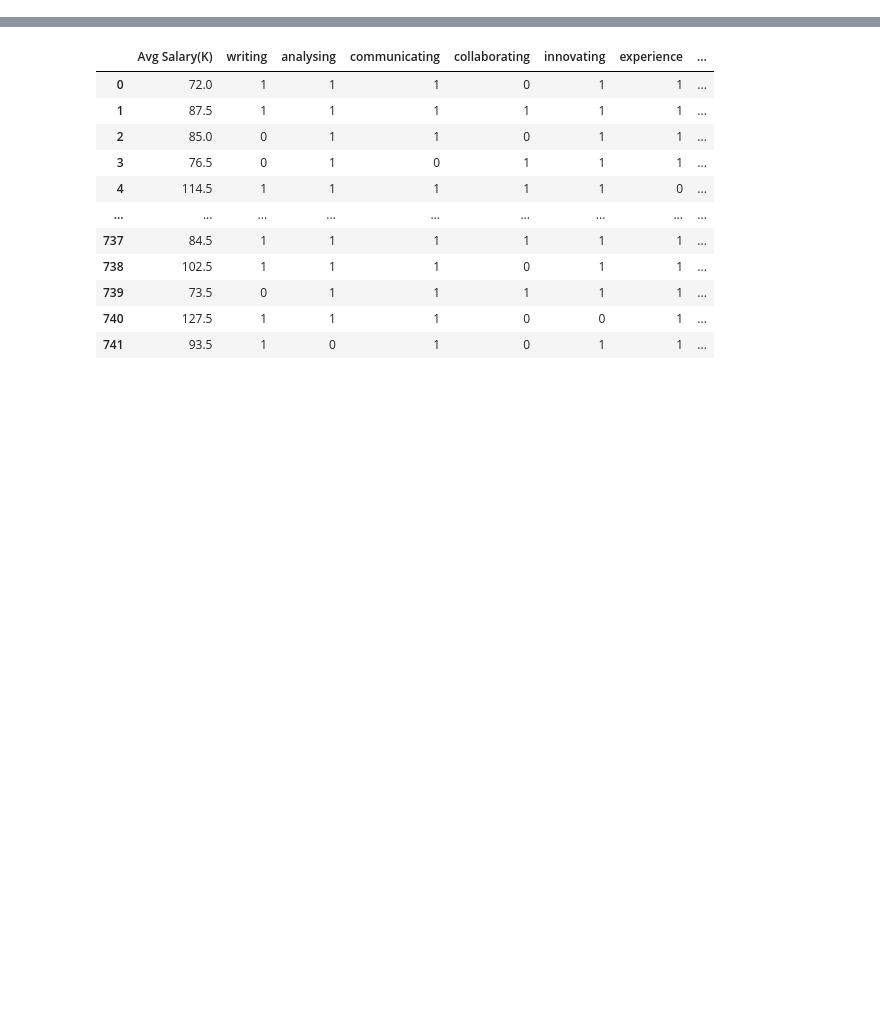
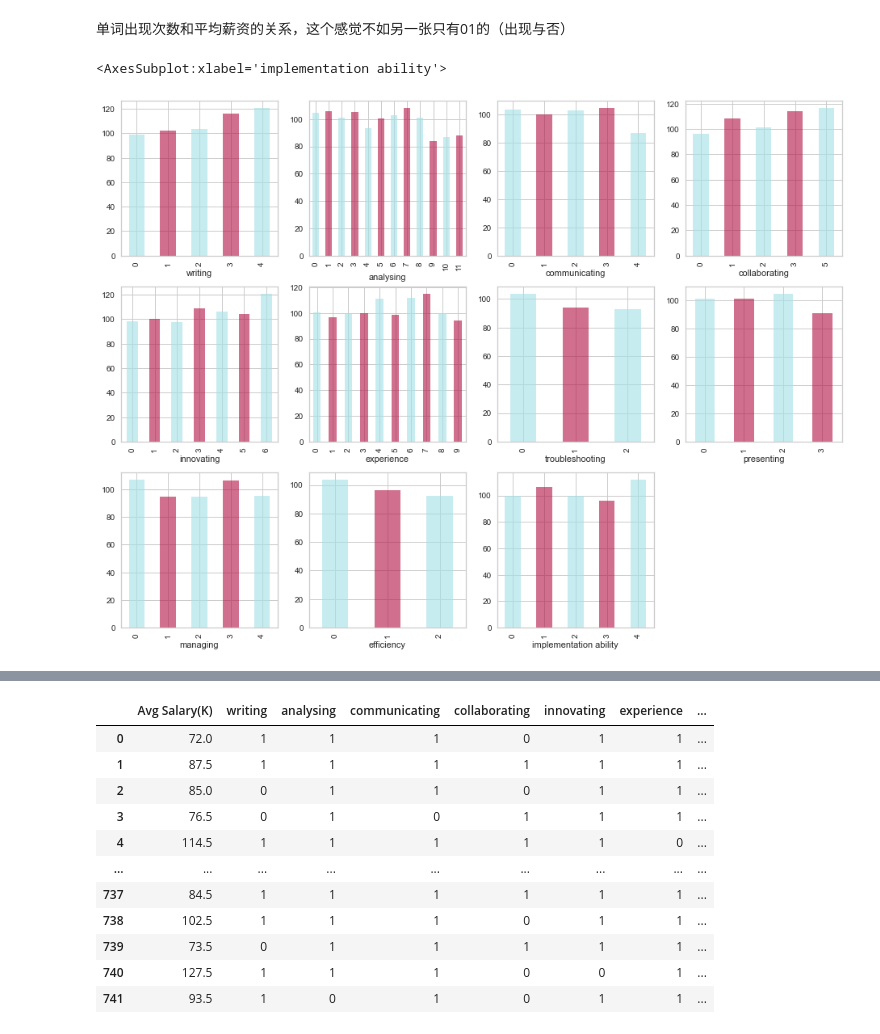
Before and after one commit to ATRII/IC_DSI_Project, a Jupyter notebook: Project_salary/process/main2.ipynb, the cells around one changed output, grey strips where cells are left out. Drawn from its saved outputs; the diff is of its cells as text; code cells hidden in the pictures; blank space fills up the shorter version.

```diff
--- a/Project_salary/process/main2.ipynb
+++ b/Project_salary/process/main2.ipynb
@@ -47,0 +64,54 @@ sns.heatmap(df3.corr(),annot=True, fmt="1.1f")
+# %% [markdown]
+单词出现次数和平均薪资的关系，这个感觉不如另一张只有01的（出现与否）
+# %%
+plt.figure(figsize=(16, 12))
+colorlist = ['#a7e1e8a0', '#b41a4ca0']
+plt.subplot(3, 4, 1)
+# dfS = df.iloc[:,[19,42]]
+# dfS.sort_values(by=['writing'], inplace=True)
+# plt.plot(dfS["writing"], dfS['Avg Salary(K)'])
+df.groupby('writing').filter(lambda x: len(x["writing"]) > 10).groupby('writing')[
+    'Avg Salary(K)'].mean().plot.bar(color=colorlist)
+
+plt.subplot(3, 4, 2)
+df.groupby('analysing').filter(lambda x: len(x["analysing"]) > 10).groupby(
+    'analysing')['Avg Salary(K)'].mean().plot.bar(color=colorlist)
+
+plt.subplot(3, 4, 3)
+df.groupby('communicating').filter(lambda x: len(x["communicating"]) > 10).groupby(
+    'communicating')['Avg Salary(K)'].mean().plot.bar(color=colorlist)
+
+plt.subplot(3, 4, 4)
+df.groupby('collaborating').filter(lambda x: len(x["collaborating"]) > 10).groupby(
+    'collaborating')['Avg Salary(K)'].mean().plot.bar(color=colorlist)
+
+plt.subplot(3, 4, 5)
+df.groupby('innovating').filter(lambda x: len(x["innovating"]) > 10).groupby(
+    'innovating')['Avg Salary(K)'].mean().plot.bar(color=colorlist)
+
+plt.subplot(3, 4, 6)
+df.groupby('experience').filter(lambda x: len(x["experience"]) > 10).groupby(
+    'experience')['Avg Salary(K)'].mean().plot.bar(color=colorlist)
+
+plt.subplot(3, 4, 7)
+df.groupby('troubleshooting').filter(lambda x: len(x["troubleshooting"]) > 10).groupby(
+    'troubleshooting')['Avg Salary(K)'].mean().plot.bar(color=colorlist)
+
+plt.subplot(3, 4, 8)
+df.groupby('presenting').filter(lambda x: len(x["presenting"]) > 10).groupby(
+    'presenting')['Avg Salary(K)'].mean().plot.bar(color=colorlist)
+
+plt.subplot(3, 4, 9)
+df.groupby('managing').filter(lambda x: len(x["managing"]) > 10).groupby(
+    'managing')['Avg Salary(K)'].mean().plot.bar(color=colorlist)
+
+plt.subplot(3, 4, 10)
+df.groupby('efficiency').filter(lambda x: len(x["efficiency"]) > 10).groupby(
+    'efficiency')['Avg Salary(K)'].mean().plot.bar(color=colorlist)
+
+plt.subplot(3, 4, 11)
+df.groupby('implementation ability').filter(lambda x: len(x["implementation ability"]) > 10).groupby(
+    'implementation ability')['Avg Salary(K)'].mean().plot.bar(color=colorlist)
+# %% [output]
+<AxesSubplot:xlabel='implementation ability'>
+[figure, added]
```
Also changed, not shown: parts of 18 cells of this notebook, 8 other files.
